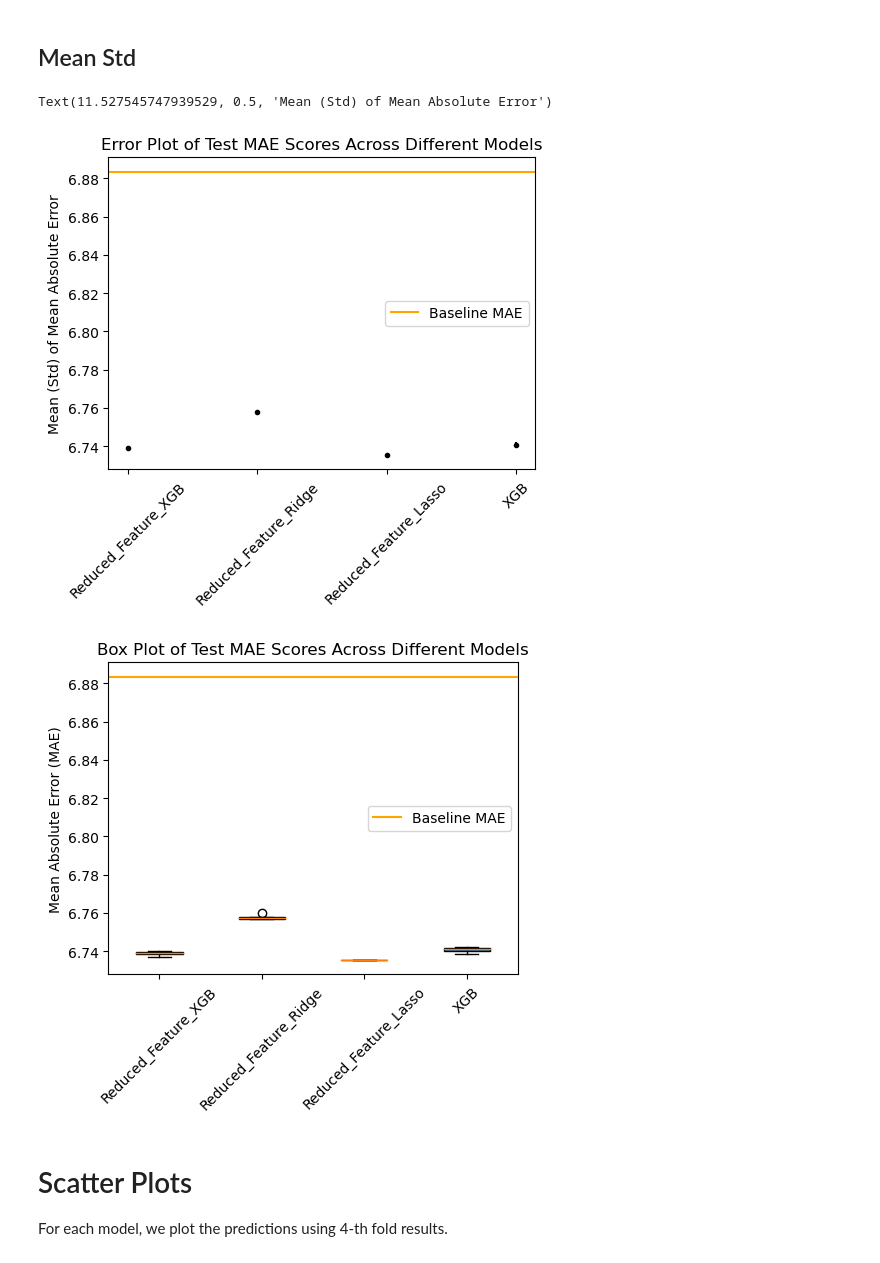
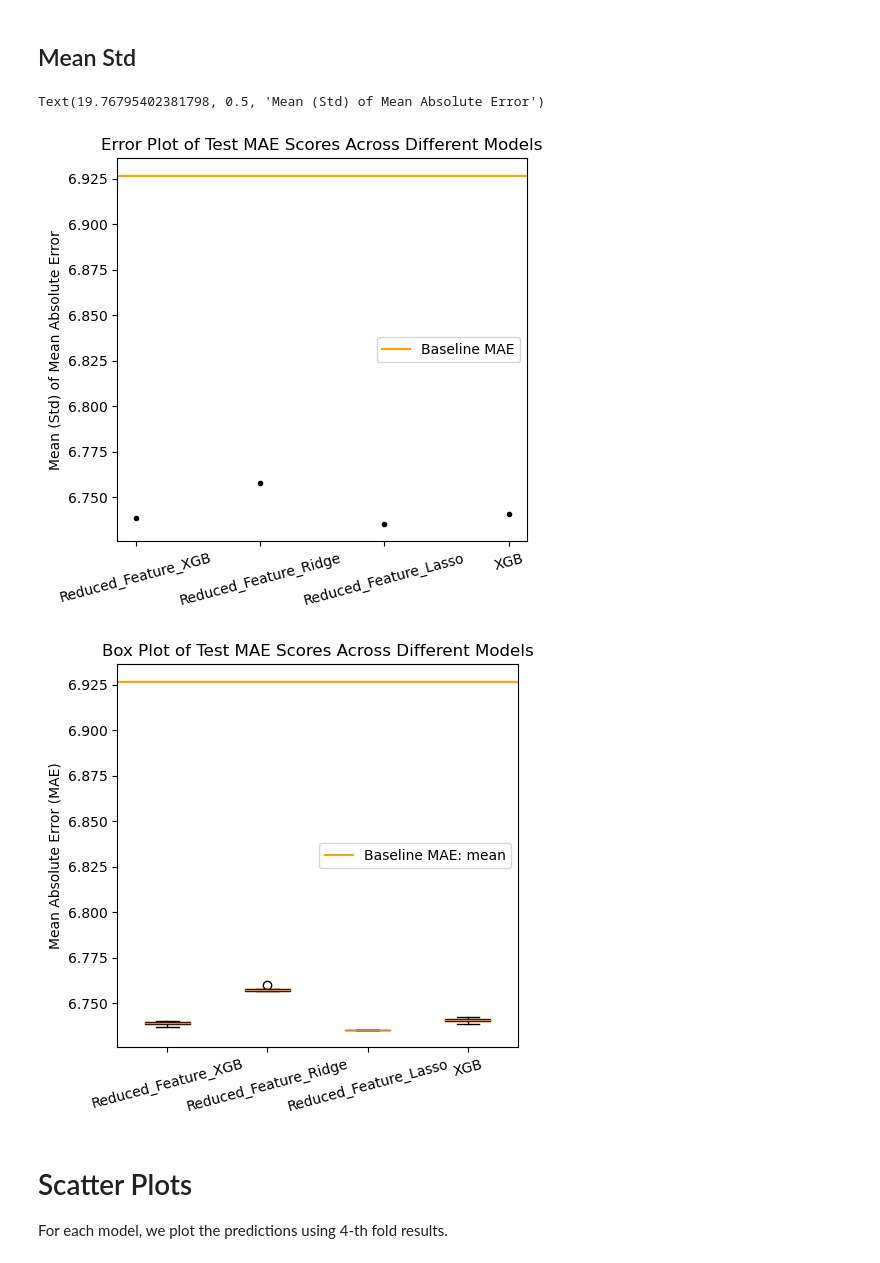
Before and after one commit to LetianY/data1030-optiver-trading-at-close, a Jupyter notebook: src/evaluation.ipynb, the cells around one changed output. Saved outputs shown, nothing was run; the diff lists cells and outputs as text; code cells hidden in the pictures.

```diff
--- a/src/evaluation.ipynb
+++ b/src/evaluation.ipynb
@@ -121,39 +216,39 @@ std_devs = [np.std(test_scores_rf_xgb),
             np.std(test_scores_ridge),
             np.std(test_scores_lasso),
             np.std(test_scores_xgb)]
-baseline_mae_score = 6.883545637551946
+baseline_mae_score = 6.926757
 
 labels = ['Reduced_Feature_XGB', 'Reduced_Feature_Ridge', 'Reduced_Feature_Lasso', 'XGB']
 
 plt.figure(figsize=(5, 5))
 plt.errorbar(labels, means, yerr=std_devs, fmt='.k')
 plt.axhline(y=baseline_mae_score, color='orange', linestyle='-', label='Baseline MAE')
-plt.xticks(rotation=45)
+plt.xticks(rotation=15)
 plt.title("Error Plot of Test MAE Scores Across Different Models")
 plt.tight_layout()
 plt.legend()
 plt.savefig('../figures/evaluation/error_plot_test_scores.png', dpi=300, bbox_inches='tight')
 plt.ylabel("Mean (Std) of Mean Absolute Error")
 # %% [output]
-Text(11.527545747939529, 0.5, 'Mean (Std) of Mean Absolute Error')
+Text(19.76795402381798, 0.5, 'Mean (Std) of Mean Absolute Error')
-[figure, old version]
+[figure, new version]
 # %%
 data = [test_scores_rf_xgb, test_scores_ridge, test_scores_lasso, test_scores_xgb]
 
 plt.figure(figsize=(5, 5))
 plt.boxplot(data, patch_artist=True)
-plt.axhline(y=baseline_mae_score, color='orange', linestyle='-', label='Baseline MAE')
+plt.axhline(y=baseline_mae_score, color='orange', linestyle='-', label='Baseline MAE: mean')
 
 plt.xticks(range(1, len(labels) + 1), labels)
 plt.ylabel('Mean Absolute Error (MAE)')
 plt.title('Box Plot of Test MAE Scores Across Different Models')
-plt.xticks(rotation=45)
+plt.xticks(rotation=15)
 plt.legend()
 plt.tight_layout()
 plt.savefig('../figures/evaluation/box_plot_test_scores.png', dpi=300, bbox_inches='tight')
 plt.show()
 # %% [output]
-[figure, old version]
+[figure, new version]
 # %% [markdown]
 # Scatter Plots
 For each model, we plot the predictions using 4-th fold results.
```
Also changed, not shown: parts of 5 cells of this notebook.
